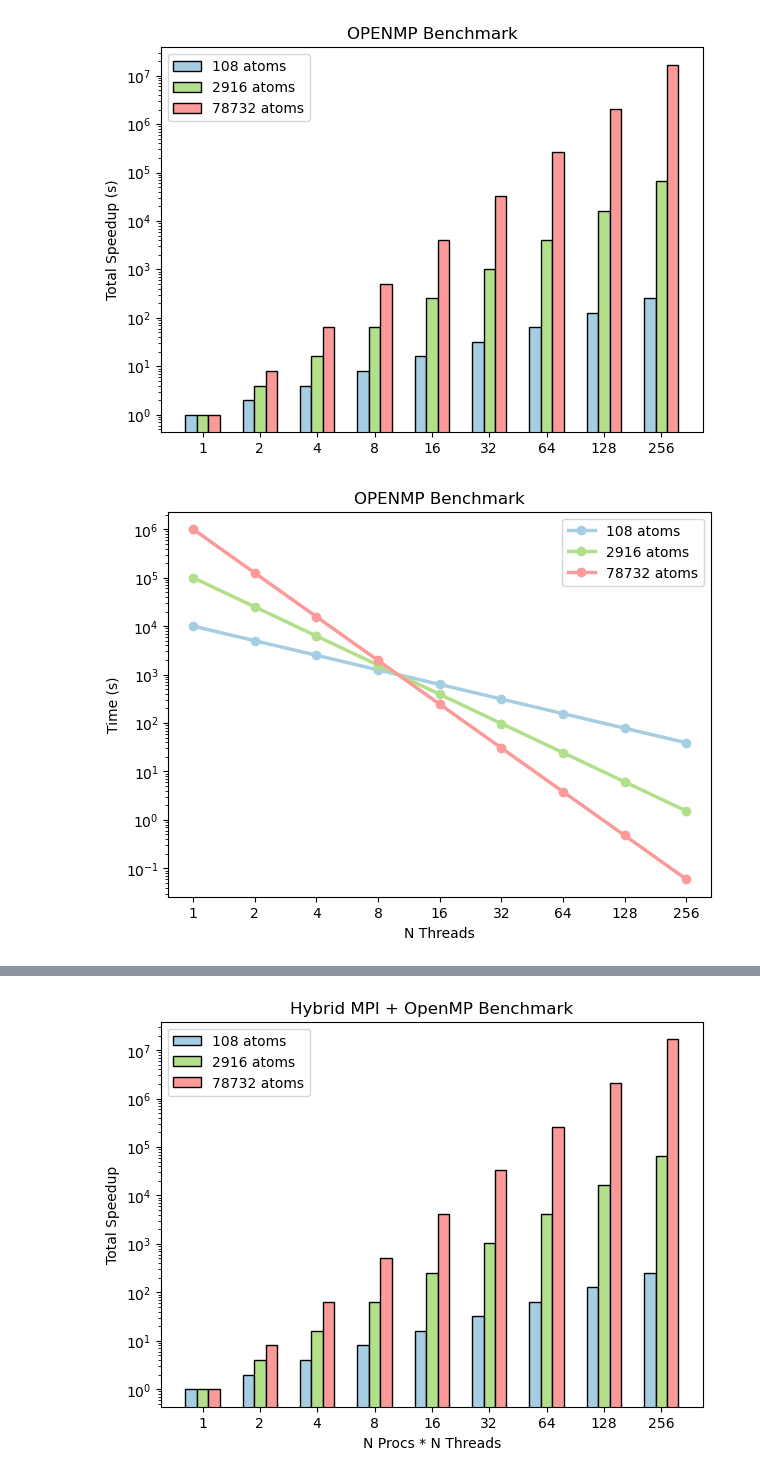
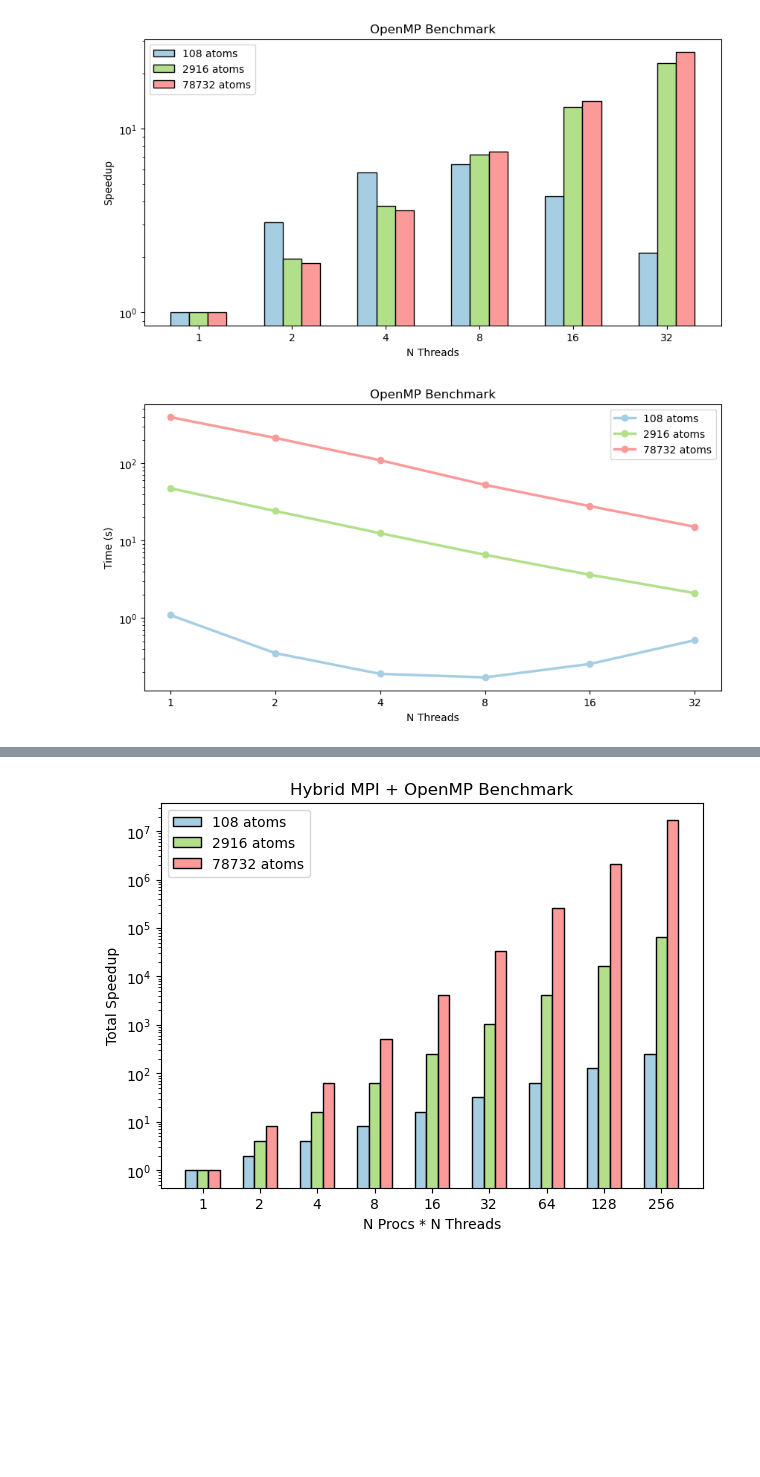
Before and after one commit to martitors/MRM_ljmd, a Jupyter notebook: Plots.ipynb, the cells around one changed output, grey strips where cells are left out. Cells and saved outputs as stored; diff of their text form; code cells hidden in the pictures; blank space fills up the shorter version.

```diff
--- a/Plots.ipynb
+++ b/Plots.ipynb
@@ -49,45 +53,50 @@ plt.show()
 # %%
 ############################## OMP PLOT ##################################
 
-n_threads = [1,2,4,8,16,32,64,128,256]
+n_threads = [1,2,4,8,16,32]
 #fake times, you need to replace this with values
-times_108 = [1.e+4/threads for threads in n_threads]
-times_2916 = [1.e+5/(threads**2) for threads in n_threads]
-times_78732 = [1.e+6/(threads**3) for threads in n_threads]
+times_108 = [1.093,0.352,0.190,0.171,0.255,0.517]
+times_2916 = [47.483,24.171,12.474,6.566,3.622,2.098]
+times_78732 = [394.006,212.447,109.337,52.601,27.900,15.105]
 
 bar_width = 0.2
 bar_positions1 = np.arange(len(n_threads))
+#O_n=np.array([1./(bar_positions1[i]+1) for i in range (len(bar_positions1))])
 bar_positions2 = bar_positions1 + bar_width
 bar_positions3 = bar_positions2 + bar_width
 
 plt.rcParams['axes.prop_cycle'] = cycler('color', plt.get_cmap('Paired').colors[::2])
 
-plt.figure(figsize=(7,5))
+plt.figure(figsize=(10,5))
 plt.ticklabel_format(style='sci', axis='y', scilimits=(0,0))
 plt.bar(bar_positions1,[times_108[0]/t for t in times_108],label = "108 atoms", width=bar_width,edgecolor = "black")
 plt.bar(bar_positions2,[times_2916[0]/t for t in times_2916],label = "2916 atoms", width=bar_width,edgecolor = "black")
 plt.bar(bar_positions3,[times_78732[0]/t for t in times_78732],label = "78732 atoms", width=bar_width,edgecolor = "black")
 plt.xticks(bar_positions2,n_threads)
-plt.title('OPENMP Benchmark',fontsize = 12)
-plt.ylabel("Total Speedup")
+plt.title('OpenMP Benchmark',fontsize = 12)
+plt.xlabel("N Threads")
+plt.ylabel("Speedup")
 plt.yscale('log')
 plt.legend()
+plt.savefig("OpenMP_bm_1.pdf",format='pdf')
 
-plt.figure(figsize=(7,5))
+plt.figure(figsize=(10,5))
 plt.plot(bar_positions1,times_108,'o-',label = "108 atoms",linewidth=2.5)
 plt.plot(bar_positions1,times_2916,'o-',label = "2916 atoms",linewidth=2.5)
 plt.plot(bar_positions1,times_78732,'o-',label = "78732 atoms",linewidth=2.5)
+#plt.plot(bar_positions1,O_n,'o--',label = "O(N)",linewidth=1.5,color='grey')
 plt.xticks(bar_positions1,n_threads)
-plt.title('OPENMP Benchmark',fontsize = 12)
+plt.title('OpenMP Benchmark',fontsize = 12)
 plt.xlabel("N Threads")
 plt.ylabel("Time (s)")
 plt.yscale('log')
 plt.legend()
+plt.savefig("OpenMP_bm_2.pdf",format='pdf')
 
 plt.show()
 # %% [output]
-[figure, old version]
+[figure, new version]
-[figure, old version]
+[figure, new version]
 # %%
 ############################## MPI PLOT ##################################
 
```
Also changed, not shown: parts of 2 cells of this notebook, 6 other files.
